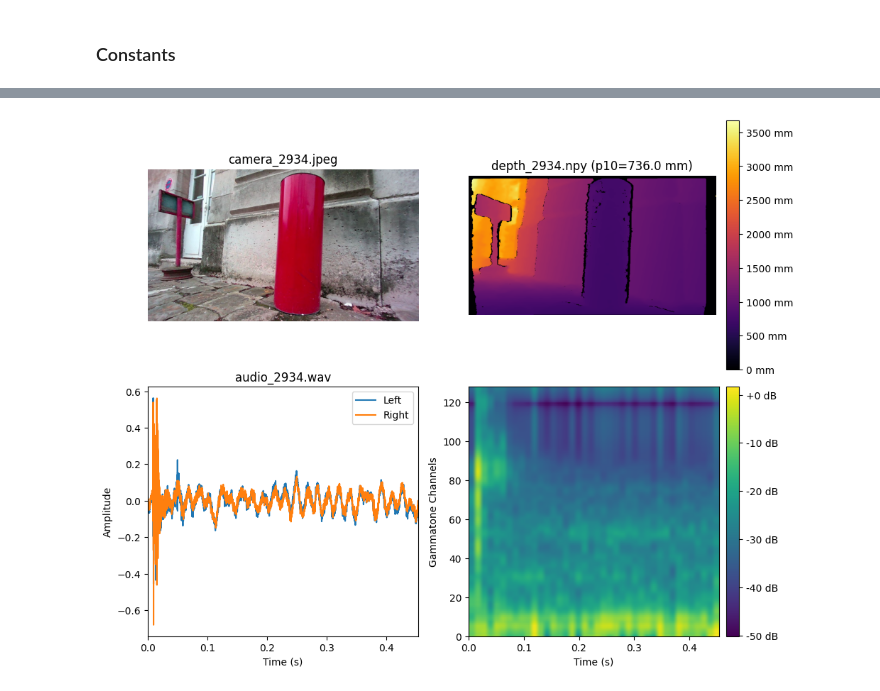
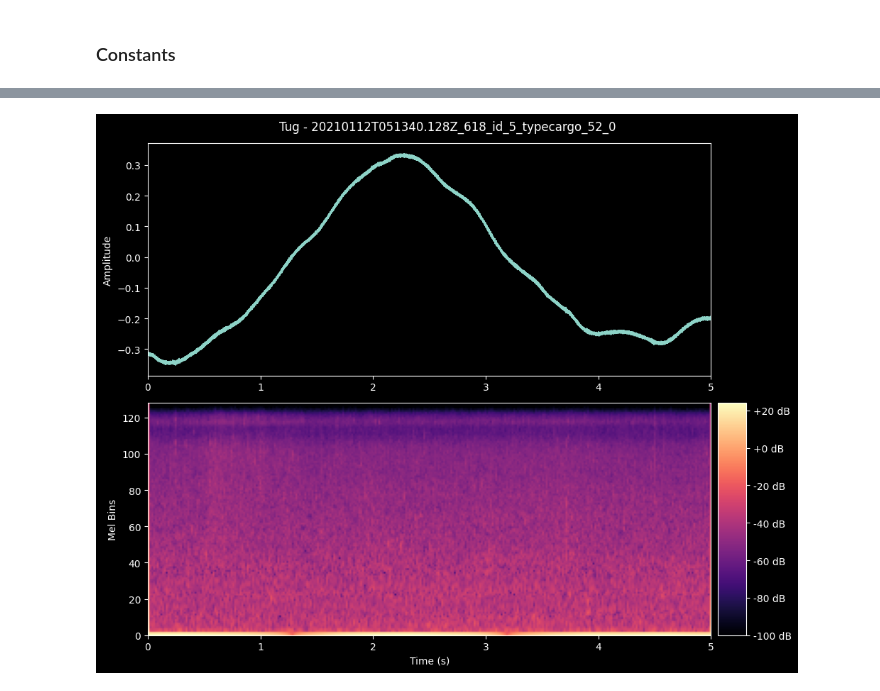
Before and after one commit to jackr03/bio-inspired-sonar-for-underwater-object-detection, a Jupyter notebook: notebooks/phase3/exploration.ipynb, the cells around one changed output, grey strips where cells are left out. Cells and saved outputs as stored; diff of their text form; code cells hidden in the pictures.

Commit message:
Add Oceanship exploration notebook

```diff
--- a/notebooks/phase3/exploration.ipynb
+++ b/notebooks/phase3/exploration.ipynb
@@ -19,4 +22,6 @@ warnings.filterwarnings("ignore", category=UserWarning)
 # %% [markdown]
 ### Constants
 # %%
-INPUT_DIR = Path('../../data/BatvisionV2')
+INPUT_DIR = Path('../../data/oceanship')
+TRAIN_CSV = INPUT_DIR / 'oceanship_full_train.csv'
+TEST_CSV = INPUT_DIR / 'oceanship_full_test.csv'
@@ -60,78 +128,60 @@ Median: 0.454s
 # %%
-def get_random_sample(dir: Path) -> tuple[Path, Path, Path]:
-    """Grab a random audio file, as well as the associated camera picture and depth file."""
+def get_random_sample(dir: Path) -> Path:
     audio_files = list(dir.rglob('*.wav'))
-    audio_path = audio_files[np.random.randint(0, len(audio_files))]
-    env_dir = audio_path.parent.parent
-    index = audio_path.stem.split('_')[1]
-    camera_path = env_dir / 'camera' / f'camera_{index}.jpeg'
-    depth_path = env_dir / 'depth' / f'depth_{index}.npy'
-
-    return audio_path, camera_path, depth_path
+    return random.choice(audio_files)
 
 def visualise_audio_data() -> None:
-    config = CONFIG.batvision
-    waveform_transformer = get_waveform_transformer(config)
-    spectrogram_transformer = get_spectrogram_transformer(config, filterbank='gammatone')
+    lookup = build_label_lookup()
+    waveform_transformer = get_waveform_transformer(CONFIG.oceanship)
+    spectrogram_transformer = get_spectrogram_transformer(CONFIG.oceanship, filterbank='mel')
 
     for i in range(3):
-        audio_path, camera_path, depth_path = get_random_sample(INPUT_DIR)
+        audio_path = get_random_sample(INPUT_DIR)
+        label = lookup.get(audio_path.stem)
 
         raw_waveform, raw_sample_rate = torchaudio.load(audio_path)
         new_waveform = waveform_transformer(raw_waveform)
-        gammatone_spectrogram = spectrogram_transformer(new_waveform)
+        mel_spectrogram = spectrogram_transformer(new_waveform)
 
         new_samples = new_waveform.shape[1]
-        new_duration = new_samples / config.target_sample_rate
+        new_duration = new_samples / CONFIG.oceanship.target_sample_rate
 
         # Plotting
-        fig, axes = plt.subplots(2, 2, figsize=(10, 8))
-
-        # Camera
-        camera_img = plt.imread(camera_path)
-        axes[0, 0].imshow(camera_img)
-        axes[0, 0].set_title(camera_path.name)
-        axes[0, 0].axis('off')
-
-        # Depth
-        depth_map = np.load(depth_path).astype(float)
-        im_depth = axes[0, 1].imshow(depth_map, cmap='inferno')
-        valid = depth_map[depth_map > 0]
-        p10 = np.percentile(valid, 10)
-        axes[0, 1].set_title(f'{depth_path.name} (p10={p10} mm)')
-        axes[0, 1].axis('off')
-        fig.colorbar(im_depth, ax=axes[0, 1], format='%.0f mm', fraction=0.046, pad=0.04)
+        fig, (ax1, ax2) = plt.subplots(2, 1, figsize=(10, 8))
+        fig.suptitle(f'{label} - {audio_path.stem}')
 
         # Waveform
         time_axis = np.linspace(0, new_duration, new_samples)
-        axes[1, 0].plot(time_axis, new_waveform[0].numpy(), label='Left')
-        axes[1, 0].plot(time_axis, new_waveform[1].numpy(), label='Right')
-        axes[1, 0].set_title(audio_path.name)
-        axes[1, 0].set_xlim(0, new_duration)
-        axes[1, 0].set_xlabel('Time (s)')
-        axes[1, 0].set_ylabel('Amplitude')
-        axes[1, 0].legend()
+        ax1.plot(time_axis, new_waveform[0].numpy())
+        ax1.set_xlim(0, new_duration)
+        ax1.set_ylabel('Amplitude')
 
-        # Gammatone Spectrogram
-        img = axes[1, 1].imshow(
-            gammatone_spectrogram[0].numpy(),
+        # Placeholder to allow the two graphs to align
+        div1 = make_axes_locatable(ax1)
+        cax1 = div1.append_axes("right", size="5%", pad=0.1)
+        cax1.axis("off")
+
+        # Mel Spectrogram
+        img = ax2.imshow(
+            mel_spectrogram[0].numpy(),
             origin='lower',
             aspect='auto',
-            cmap='viridis',
-            extent=[0, new_duration, 0, config.n_bins],
+            cmap='magma',
+            extent=[0, new_duration, 0, CONFIG.oceanship.n_bins],
         )
-        axes[1, 1].set_ylabel('Gammatone Channels')
-        axes[1, 1].set_xlabel('Time (s)')
-        div2 = make_axes_locatable(axes[1, 1])
+        ax2.set_ylabel('Mel Bins')
+        ax2.set_xlabel('Time (s)')
+
+        div2 = make_axes_locatable(ax2)
         cax2 = div2.append_axes("right", size="5%", pad=0.1)
         fig.colorbar(img, cax=cax2, format='%+2.0f dB')
 
         plt.tight_layout()
         plt.show()
 
-        display(Audio(data=new_waveform, rate=config.target_sample_rate))
-        print(f'Original: {raw_waveform.shape[1]} samples ({raw_waveform.shape[1]/raw_sample_rate:.3f}s)')
-        print(f'Preprocessed: {new_samples} samples ({new_duration:.3f}s)')
+        display(Audio(data=new_waveform, rate=CONFIG.oceanship.target_sample_rate))
+        print(f'Original: {raw_waveform.shape[1]} samples ({raw_waveform.shape[1]/raw_sample_rate:.2f}s)')
+        print(f'Preprocessed: {new_samples} samples ({new_duration:.2f}s)')
 
 visualise_audio_data()
 # %% [output]
@@ -145,2 +192,2 @@ Preprocessed: 20021 samples (0.454s)
-[figure, old version]
+[figure, new version]
 [interactive output not drawn]
```
Also changed, not shown: parts of 13 cells of this notebook, 10 other files.
